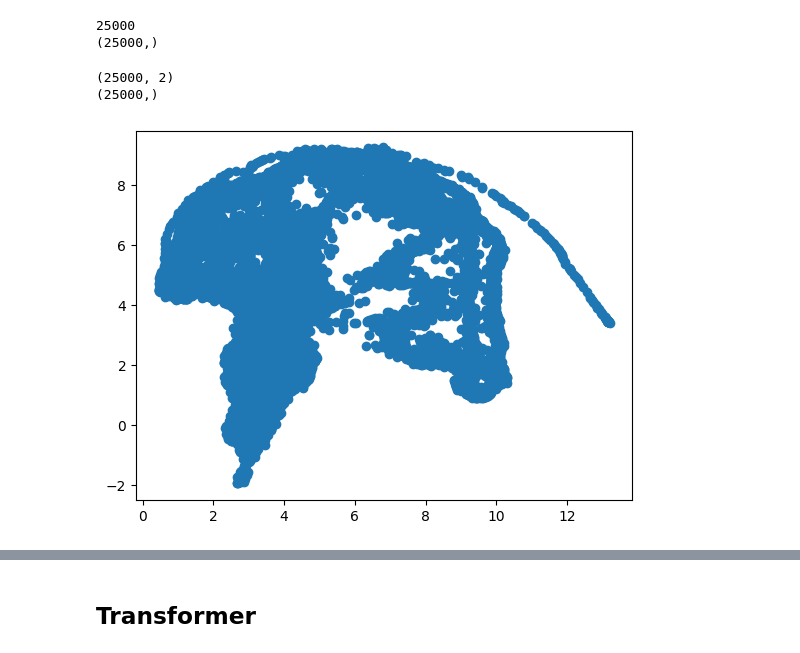
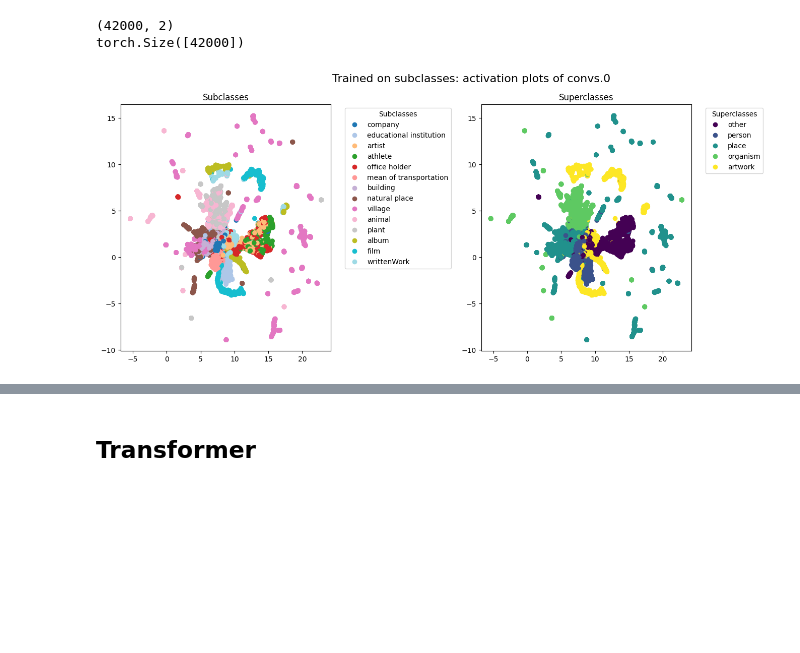
Before and after one commit to AFKonstantin/pytorch-sentiment-analysis, a Jupyter notebook: minimal_umap.ipynb, the cells around one changed output, grey strips where cells are left out. Drawn from its saved outputs; the diff is of its cells as text; code cells hidden in the pictures; blank space fills up the shorter version.

Commit message:
changes to the plotting of the umaped activations...

```diff
--- a/minimal_umap.ipynb
+++ b/minimal_umap.ipynb
@@ -1,3 +1,6 @@
 # %%
 import torch
 import os
+# %%
+outputs_path = "/mnt/scratch/kf237/experiments/textCNN_first_tries/outputs.pt"
+print(os.path.exists(outputs_path))
@@ -4,6 +9,4 @@ import os
 # %%
 ### CNN
 
-cnn_activations_path = "activations_old.pt"
-
-cnn_activations = torch.load(cnn_activations_path)
+outputs = torch.load(outputs_path)
@@ -46,0 +13,2 @@ selected_activations = selected_activations.transpose(0,1)
+# %%
+selected_conv = "convs.0"
@@ -50,24 +58,12 @@ import umap
 reducer = umap.UMAP()
 
 embedding = reducer.fit_transform(selected_activations)
-# %%
-
-print(embedding.shape[0])
-### fake the y
-import numpy as np
-y = np.ones(embedding.shape[0])
-print(y.shape)
-# %% [output]
-25000
-(25000,)
-# %%
-import matplotlib.pyplot as plt
-
-print(embedding.shape)
-print(y.shape)
-
-scatter = plt.scatter(embedding[:,0], embedding[:,1])
-# %% [output]
-(25000, 2)
-(25000,)
-[figure, removed]
+# %%
+
+print(embedding.shape)
+
+
+print(selected_subclass_lables.shape)
+# %% [output]
+(42000, 2)
+torch.Size([42000])
@@ -73,0 +103,31 @@ scatter = plt.scatter(embedding[:,0], embedding[:,1])
+# %%
+import matplotlib.pyplot as plt
+import numpy as np
+
+
+
+# Set up the figure and subplots
+fig, axes = plt.subplots(ncols=2, figsize=(15, 6))  # Adjust width and height as desired
+
+# Set the overall title for the figure
+fig.suptitle(f"Trained on subclasses: activation plots of {selected_conv}", fontsize=16)
+
+# First subplot
+scatter1 = axes[0].scatter(embedding[:, 0], embedding[:, 1], c=selected_subclass_lables, cmap="tab20")
+legend_elements1, _ = scatter1.legend_elements()
+axes[0].legend(legend_elements1, subclass_names, title="Subclasses", bbox_to_anchor=(1.05, 1), loc='upper left')
+axes[0].set_title("Subclasses")
+
+# Second subplot (same data)
+scatter2 = axes[1].scatter(embedding[:, 0], embedding[:, 1], c=superclasses, cmap="viridis")
+legend_elements2, _ = scatter2.legend_elements()
+axes[1].legend(legend_elements2, superclass_names, title="Superclasses", bbox_to_anchor=(1.05, 1), loc='upper left')
+axes[1].set_title("Superclasses")
+
+# Adjust layout to make room for legends and title
+plt.tight_layout(rect=[0, 0, 0.9, 1])  # Adjust rect to fit legends and title
+
+# Display plot
+plt.show()
+# %% [output]
+[figure, added]
```
Also changed, not shown: parts of 9 cells of this notebook.
